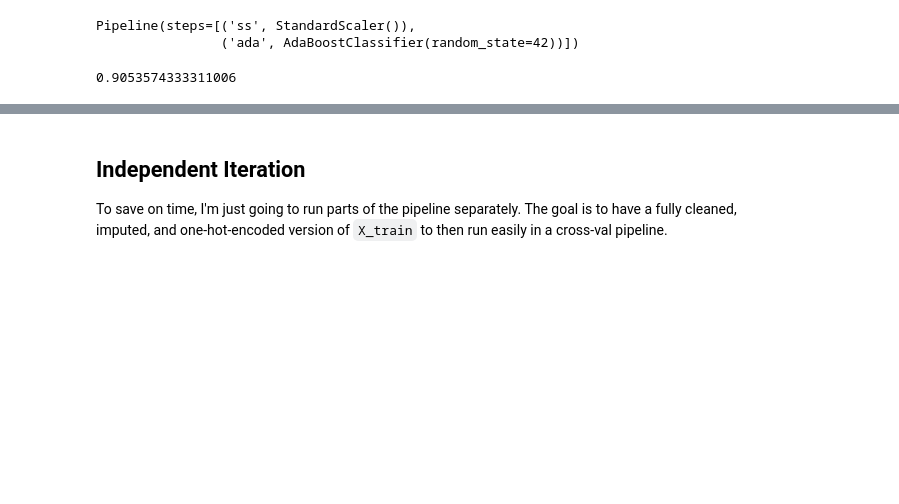
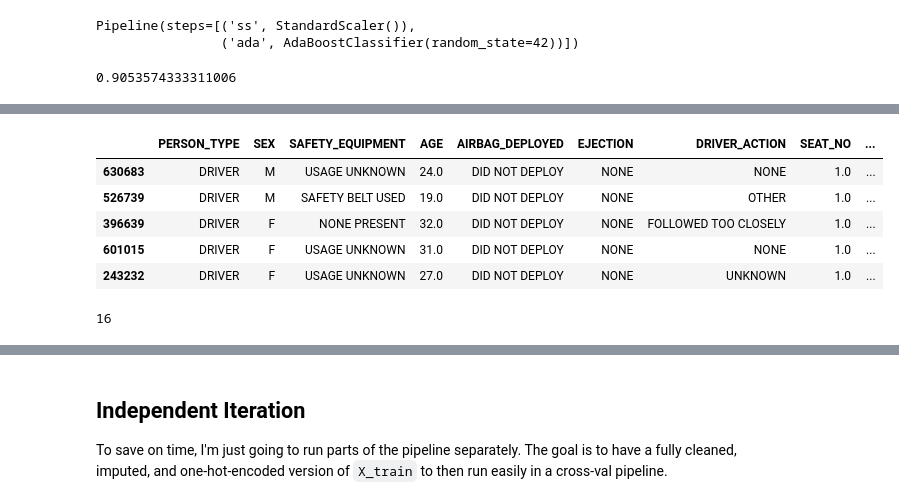
Before and after one commit to AngieKay/Chicago-Crashes, a Jupyter notebook: Markowitz_working_nb.ipynb, the cells around one changed output, grey strips where cells are left out. Drawn from its saved outputs; the diff is of its cells as text; code cells hidden in the pictures; blank space fills up the shorter version.

```diff
--- a/Markowitz_working_nb.ipynb
+++ b/Markowitz_working_nb.ipynb
@@ -1090,0 +1098,17 @@ adaboost_pipe.score(X_train_clean, y_train)
+# %%
+X_train_smaller = X_train[['PERSON_TYPE', 'SEX', 'SAFETY_EQUIPMENT', 'AGE', 'AIRBAG_DEPLOYED',
+                           'EJECTION', 'DRIVER_ACTION', 'SEAT_NO', 'LIGHTING_CONDITION', 'WEATHER_CONDITION',
+                           'FIRST_CRASH_TYPE', 'TRAFFICWAY_TYPE', 'DAMAGE', 'PRIM_CONTRIBUTORY_CAUSE',
+                           'BEAT_OF_OCCURRENCE', 'NUM_UNITS']]
+X_train_smaller.head()
+# %% [output]
+|  | PERSON_TYPE | SEX | SAFETY_EQUIPMENT | AGE | AIRBAG_DEPLOYED | EJECTION | DRIVER_ACTION | SEAT_NO | ... |
+| 630683 | DRIVER | M | USAGE UNKNOWN | 24.0 | DID NOT DEPLOY | NONE | NONE | 1.0 | ... |
+| 526739 | DRIVER | M | SAFETY BELT USED | 19.0 | DID NOT DEPLOY | NONE | OTHER | 1.0 | ... |
+| 396639 | DRIVER | F | NONE PRESENT | 32.0 | DID NOT DEPLOY | NONE | FOLLOWED TOO CLOSELY | 1.0 | ... |
+| 601015 | DRIVER | F | USAGE UNKNOWN | 31.0 | DID NOT DEPLOY | NONE | NONE | 1.0 | ... |
+| 243232 | DRIVER | F | USAGE UNKNOWN | 27.0 | DID NOT DEPLOY | NONE | UNKNOWN | 1.0 | ... |
+# %%
+len(X_train_smaller.columns)
+# %% [output]
+16
```
Also changed, not shown: parts of 21 cells of this notebook.
